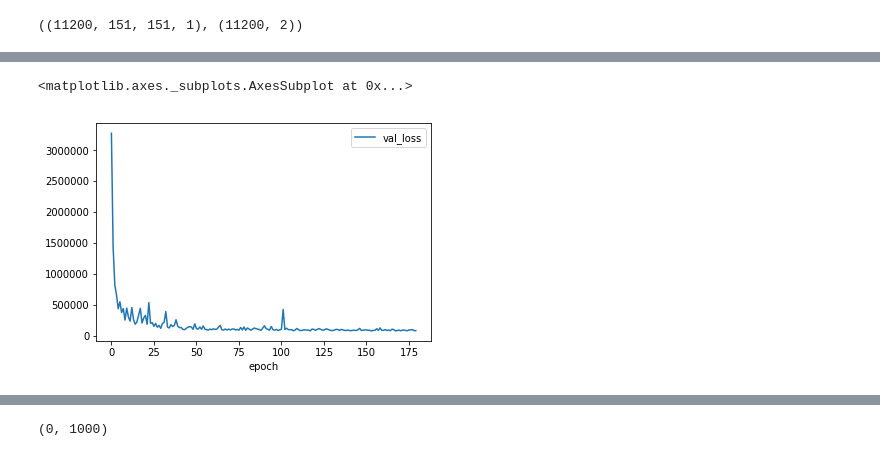
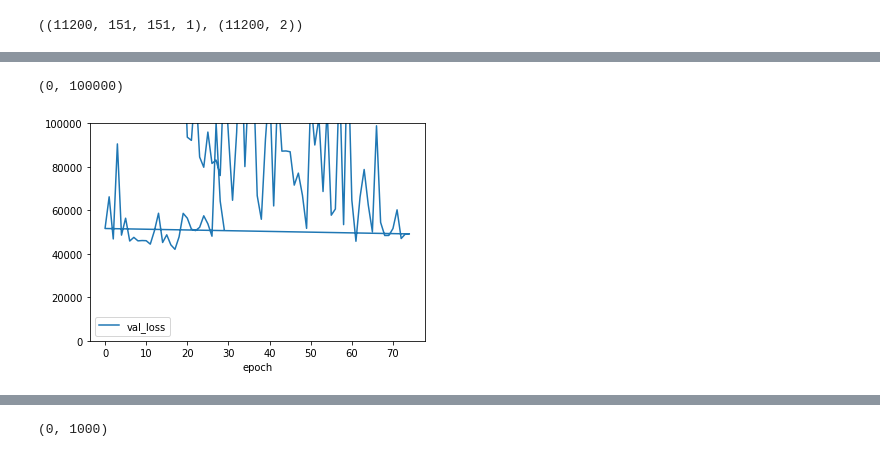
Before and after one commit to VProv/JUNO, a Jupyter notebook: notebooks/Simple CNN test-Copy1.ipynb, the cells around one changed output, grey strips where cells are left out. Cells and saved outputs as stored; diff of their text form; code cells hidden in the pictures.

```diff
--- a/notebooks/Simple CNN test-Copy1.ipynb
+++ b/notebooks/Simple CNN test-Copy1.ipynb
@@ -187,8 +187,9 @@ import pandas as pd
 # %%
-cs = pd.read_csv('log.csv', sep=';')
+cs = pd.read_csv('log_1802.csv', sep=';')
 # %%
 cs.plot(x='epoch',y='val_loss')
+plt.ylim((0, 100000))
 # %% [output]
-<matplotlib.axes._subplots.AxesSubplot at 0x...>
+(0, 100000)
-[figure, old version]
+[figure, new version]
 # %%
```
Also changed, not shown: parts of 35 cells of this notebook, 2 other files.
